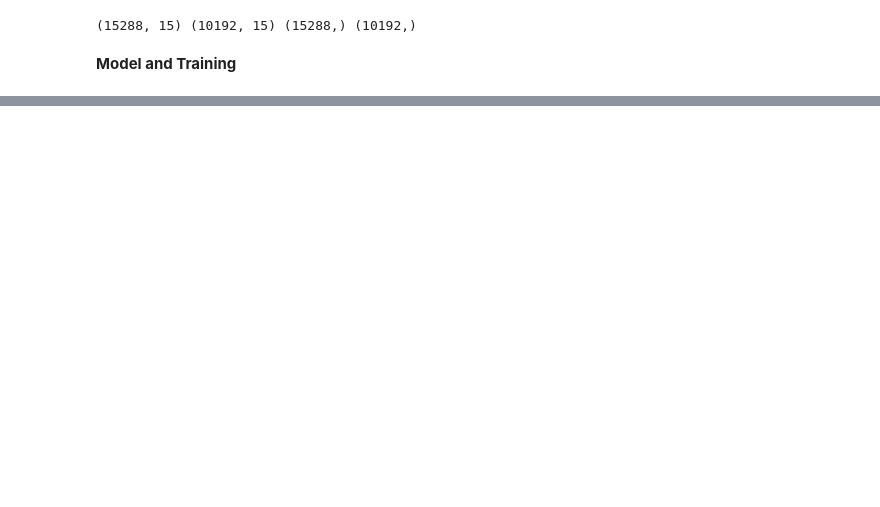
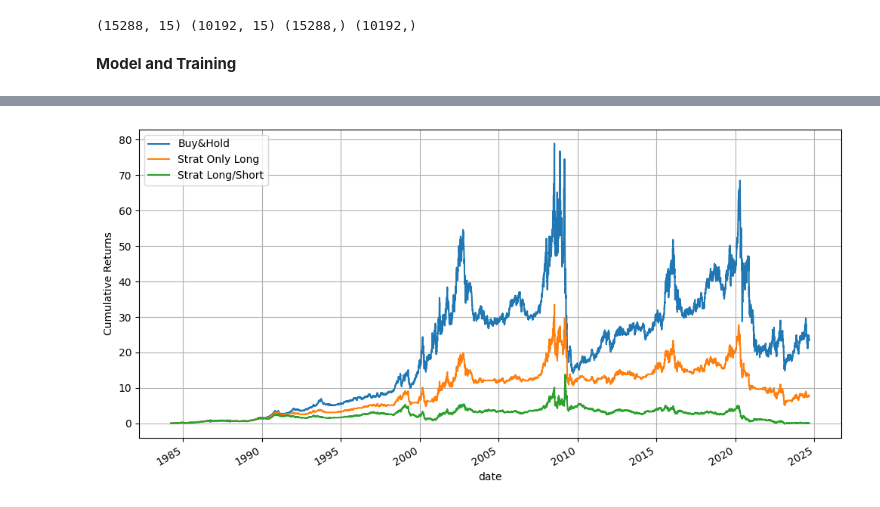
Before and after one commit to micahondiwa/ml_dl-in-finance, a Jupyter notebook: 0x07-linear_models_in_tensorflow/timing_factors_and_smart_beta_strategies_linear_models.ipynb, the cells around one changed output, grey strips where cells are left out. Saved outputs shown, nothing was run; the diff lists cells and outputs as text; code cells hidden in the pictures; blank space fills up the shorter version.

```diff
--- a/0x07-linear_models_in_tensorflow/timing_factors_and_smart_beta_strategies_linear_models.ipynb
+++ b/0x07-linear_models_in_tensorflow/timing_factors_and_smart_beta_strategies_linear_models.ipynb
@@ -144,0 +260,17 @@ y_test = scaler_output.transform(y_test)
+# %%
+df["Positions"] = df["Pred"].apply(np.sign)
+df["Strat_ret"] = df["Positions"].shift(1) * df["Ret"]
+df["Positions_L"] = df["Positions"].shift(1)
+df["Positions_L"][df["Positions_L"] == -1] = 0
+df["Strat_ret_L"] = df["Positions_L"] * df["Ret"]
+df["CumRet"] = df["Strat_ret"].expanding().apply(lambda x: np.prod(1 + x) - 1)
+df["CumRet_L"] = df["Strat_ret_L"].expanding().apply(lambda x: np.prod(1 + x) - 1)
+df["bhRet"] = df["Ret"].expanding().apply(lambda x: np.prod(1 + x) - 1)
+
+Final_Return_L = np.prod(1 + df["Strat_ret_L"]) - 1
+Final_Return = np.prod(1 + df["Strat_ret"]) - 1
+Buy_Return = np.prod(1 + df["Ret"]) - 1
+
+print("Strat Return Long Only =", Final_Return_L * 100, "%")
+print("Strat Return =", Final_Return * 100, "%")
+print("Buy and Hold Return =", Buy_Return * 100, "%")
@@ -144,0 +295,16 @@ y_test = scaler_output.transform(y_test)
+# %%
+import matplotlib.pyplot as plt
+
+fig = plt.figure(figsize=(12, 6))
+ax = plt.gca()
+df.plot(x="Date", y="bhRet", label="Buy&Hold", ax=ax)
+df.plot(x="Date", y="CumRet_L", label="Strat Only Long", ax=ax)
+df.plot(x="Date", y="CumRet", label="Strat Long/Short", ax=ax)
+plt.xlabel("date")
+plt.ylabel("Cumulative Returns")
+plt.grid()
+plt.show()
+
+df.describe()
+# %% [output]
+[figure, added]
```
Also changed, not shown: parts of 16 cells of this notebook.
